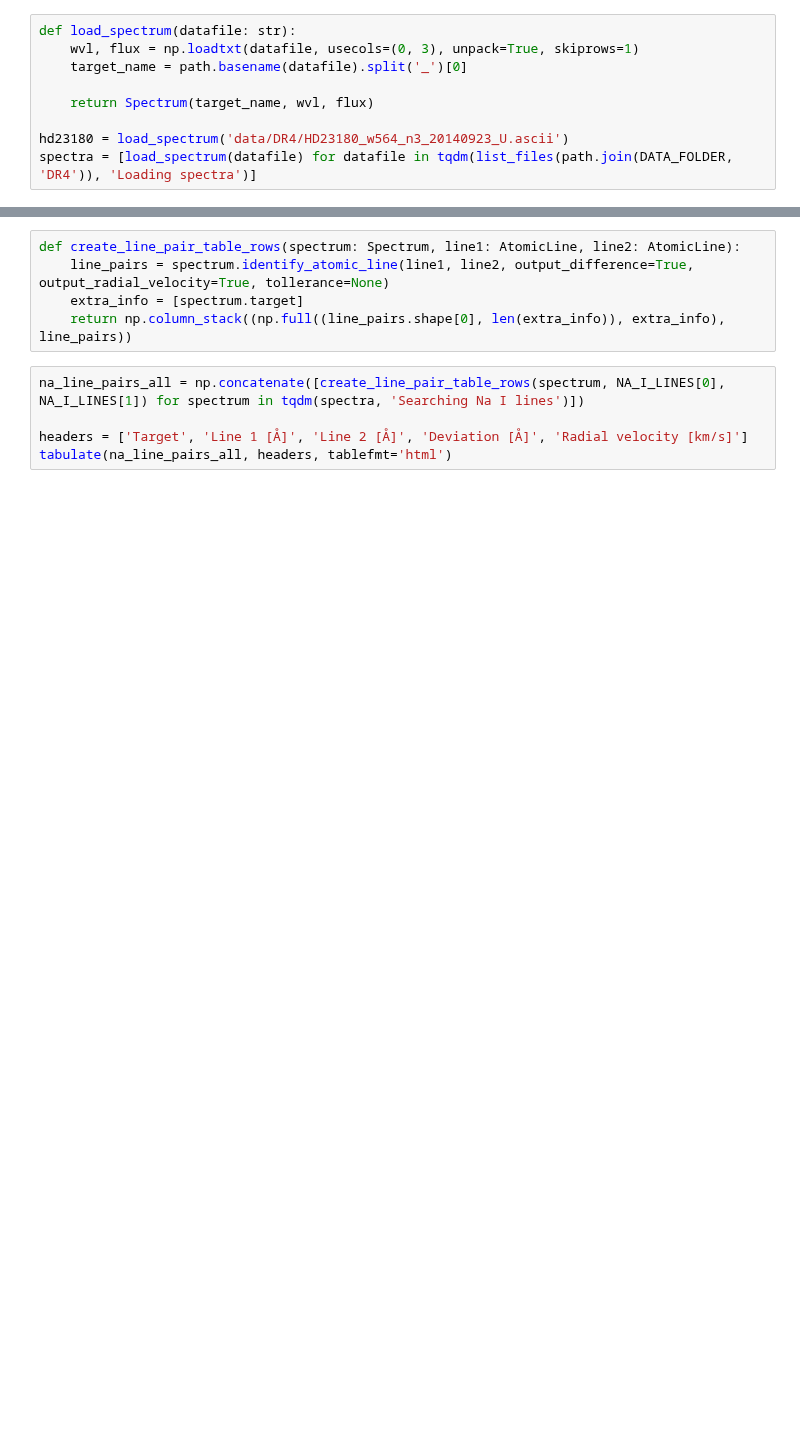
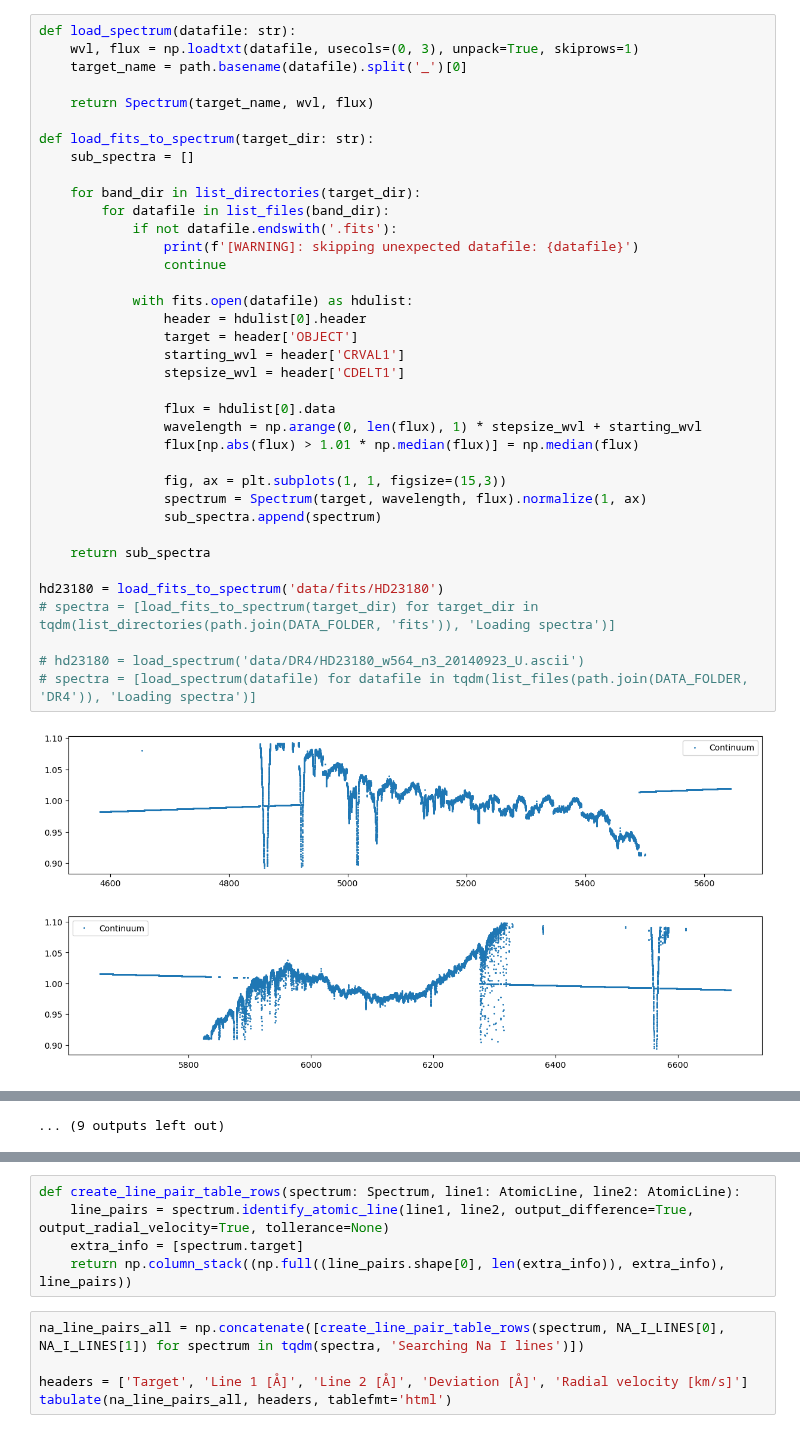
Before and after one commit to JvZeijl/brp-edibles, a Jupyter notebook: continuum.ipynb, the cells around one changed output, grey strips where cells are left out. Saved outputs shown, nothing was run; the diff lists cells and outputs as text; blank space fills up the shorter version.

```diff
--- a/continuum.ipynb
+++ b/continuum.ipynb
@@ -13,9 +17,40 @@ from common import list_files, DATA_FOLDER, tqdm
 # %%
 def load_spectrum(datafile: str):
     wvl, flux = np.loadtxt(datafile, usecols=(0, 3), unpack=True, skiprows=1)
     target_name = path.basename(datafile).split('_')[0]
 
     return Spectrum(target_name, wvl, flux)
 
-hd23180 = load_spectrum('data/DR4/HD23180_w564_n3_20140923_U.ascii')
-spectra = [load_spectrum(datafile) for datafile in tqdm(list_files(path.join(DATA_FOLDER, 'DR4')), 'Loading spectra')]
+def load_fits_to_spectrum(target_dir: str):
+    sub_spectra = []
+
+    for band_dir in list_directories(target_dir):
+        for datafile in list_files(band_dir):
+            if not datafile.endswith('.fits'):
+                print(f'[WARNING]: skipping unexpected datafile: {datafile}')
+                continue
+
+            with fits.open(datafile) as hdulist:
+                header = hdulist[0].header
+                target = header['OBJECT']
+                starting_wvl = header['CRVAL1']
+                stepsize_wvl = header['CDELT1']
+
+                flux = hdulist[0].data
+                wavelength = np.arange(0, len(flux), 1) * stepsize_wvl + starting_wvl
+                flux[np.abs(flux) > 1.01 * np.median(flux)] = np.median(flux)
+
+                fig, ax = plt.subplots(1, 1, figsize=(15,3))
+                spectrum = Spectrum(target, wavelength, flux).normalize(1, ax)
+                sub_spectra.append(spectrum)
+
+    return sub_spectra
+
+hd23180 = load_fits_to_spectrum('data/fits/HD23180')
+# spectra = [load_fits_to_spectrum(target_dir) for target_dir in tqdm(list_directories(path.join(DATA_FOLDER, 'fits')), 'Loading spectra')]
+
+# hd23180 = load_spectrum('data/DR4/HD23180_w564_n3_20140923_U.ascii')
+# spectra = [load_spectrum(datafile) for datafile in tqdm(list_files(path.join(DATA_FOLDER, 'DR4')), 'Loading spectra')]
+# %% [output]
+[figure, added]
+[figure, added]
@@ -22,3 +67,4 @@ spectra = [load_spectrum(datafile) for datafile in tqdm(list_files(path.join(DAT
+... (9 outputs left out)
 # %%
 fig, axes = plt.subplots(nrows=2, ncols=1, figsize=(15, 6))
 na_line_pairs = hd23180.identify_atomic_line(
```
Also changed, not shown: parts of 9 cells of this notebook, 5 other files.
